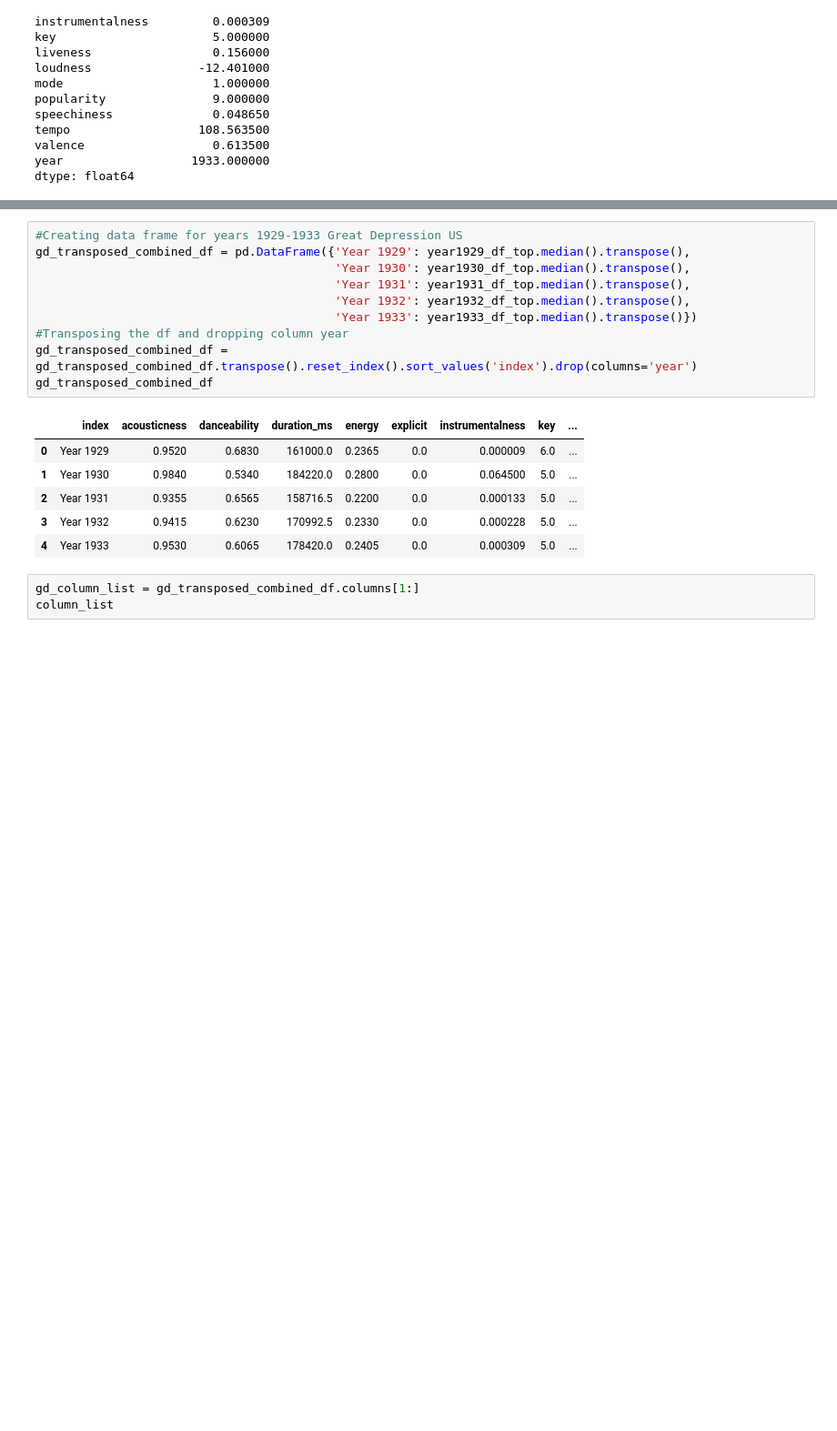
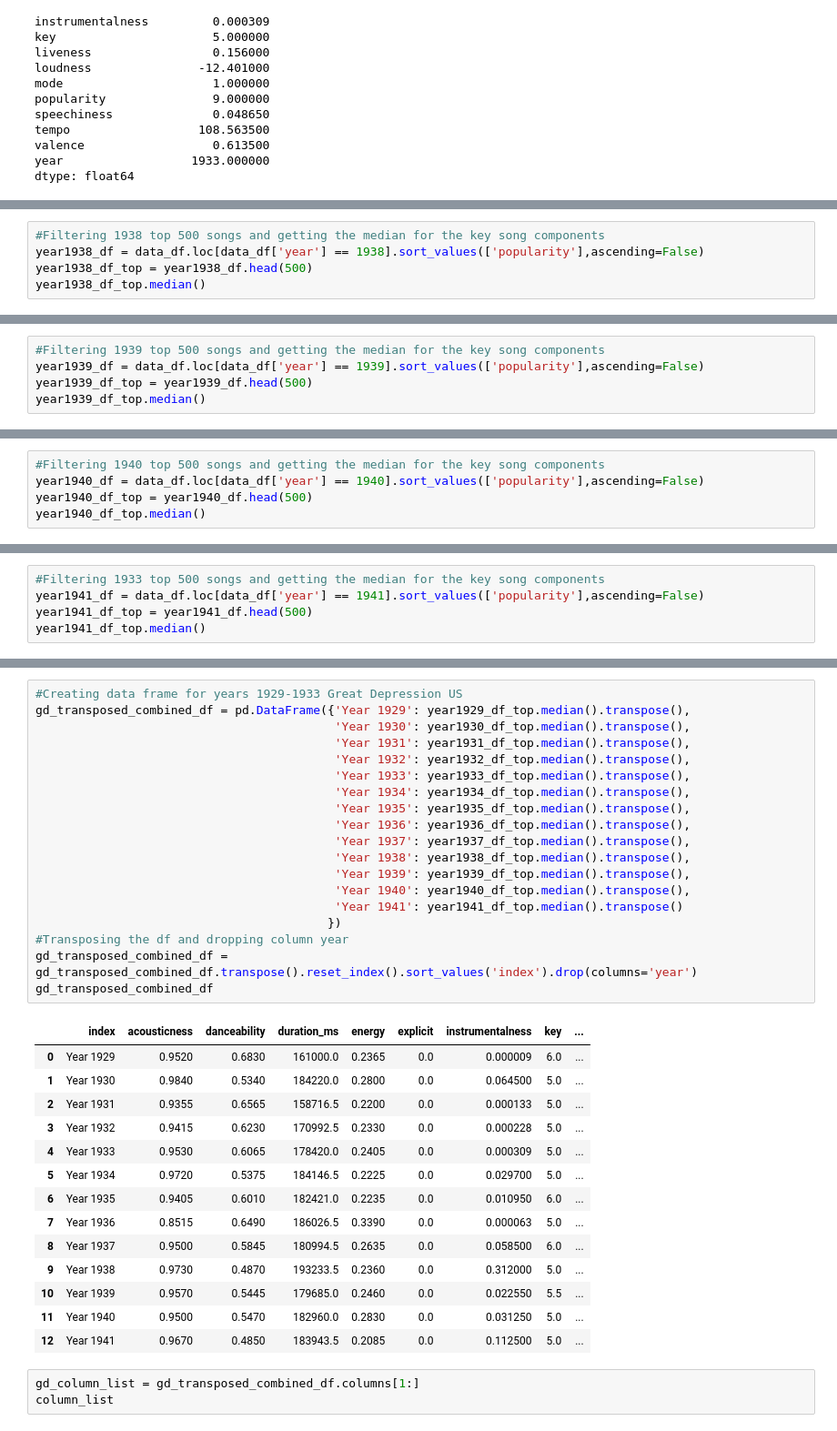
Before and after one commit to shchee5/TurnUptheData, a Jupyter notebook: Resources/All_data.ipynb, the cells around one changed output, grey strips where cells are left out. Shown at 91% size. Drawn from its saved outputs; the diff is of its cells as text; blank space fills up the shorter version.

```diff
--- a/Resources/All_data.ipynb
+++ b/Resources/All_data.ipynb
@@ -422,0 +519,5 @@ dtype: float64
+# %%
+#Filtering 1938 top 500 songs and getting the median for the key song components
+year1938_df = data_df.loc[data_df['year'] == 1938].sort_values(['popularity'],ascending=False)
+year1938_df_top = year1938_df.head(500)
+year1938_df_top.median()
@@ -422,0 +541,5 @@ dtype: float64
+# %%
+#Filtering 1939 top 500 songs and getting the median for the key song components
+year1939_df = data_df.loc[data_df['year'] == 1939].sort_values(['popularity'],ascending=False)
+year1939_df_top = year1939_df.head(500)
+year1939_df_top.median()
@@ -422,0 +563,5 @@ dtype: float64
+# %%
+#Filtering 1940 top 500 songs and getting the median for the key song components
+year1940_df = data_df.loc[data_df['year'] == 1940].sort_values(['popularity'],ascending=False)
+year1940_df_top = year1940_df.head(500)
+year1940_df_top.median()
@@ -422,0 +585,5 @@ dtype: float64
+# %%
+#Filtering 1933 top 500 songs and getting the median for the key song components
+year1941_df = data_df.loc[data_df['year'] == 1941].sort_values(['popularity'],ascending=False)
+year1941_df_top = year1941_df.head(500)
+year1941_df_top.median()
@@ -423,20 +607,37 @@ dtype: float64
 # %%
 #Creating data frame for years 1929-1933 Great Depression US
 gd_transposed_combined_df = pd.DataFrame({'Year 1929': year1929_df_top.median().transpose(),
                                           'Year 1930': year1930_df_top.median().transpose(),
                                           'Year 1931': year1931_df_top.median().transpose(),
                                           'Year 1932': year1932_df_top.median().transpose(),
-                                          'Year 1933': year1933_df_top.median().transpose()})
+                                          'Year 1933': year1933_df_top.median().transpose(),
+                                          'Year 1934': year1934_df_top.median().transpose(),
+                                          'Year 1935': year1935_df_top.median().transpose(),
+                                          'Year 1936': year1936_df_top.median().transpose(),
+                                          'Year 1937': year1937_df_top.median().transpose(),
+                                          'Year 1938': year1938_df_top.median().transpose(),
+                                          'Year 1939': year1939_df_top.median().transpose(),
+                                          'Year 1940': year1940_df_top.median().transpose(),
+                                          'Year 1941': year1941_df_top.median().transpose()
+                                         })
 #Transposing the df and dropping column year
 gd_transposed_combined_df = gd_transposed_combined_df.transpose().reset_index().sort_values('index').drop(columns='year')
 gd_transposed_combined_df
 # %% [output]
 |  | index | acousticness | danceability | duration_ms | energy | explicit | instrumentalness | key | ... |
 | 0 | Year 1929 | 0.9520 | 0.6830 | 161000.0 | 0.2365 | 0.0 | 0.000009 | 6.0 | ... |
 | 1 | Year 1930 | 0.9840 | 0.5340 | 184220.0 | 0.2800 | 0.0 | 0.064500 | 5.0 | ... |
 | 2 | Year 1931 | 0.9355 | 0.6565 | 158716.5 | 0.2200 | 0.0 | 0.000133 | 5.0 | ... |
 | 3 | Year 1932 | 0.9415 | 0.6230 | 170992.5 | 0.2330 | 0.0 | 0.000228 | 5.0 | ... |
 | 4 | Year 1933 | 0.9530 | 0.6065 | 178420.0 | 0.2405 | 0.0 | 0.000309 | 5.0 | ... |
+| 5 | Year 1934 | 0.9720 | 0.5375 | 184146.5 | 0.2225 | 0.0 | 0.029700 | 5.0 | ... |
+| 6 | Year 1935 | 0.9405 | 0.6010 | 182421.0 | 0.2235 | 0.0 | 0.010950 | 6.0 | ... |
+| 7 | Year 1936 | 0.8515 | 0.6490 | 186026.5 | 0.3390 | 0.0 | 0.000063 | 5.0 | ... |
+| 8 | Year 1937 | 0.9500 | 0.5845 | 180994.5 | 0.2635 | 0.0 | 0.058500 | 6.0 | ... |
+| 9 | Year 1938 | 0.9730 | 0.4870 | 193233.5 | 0.2360 | 0.0 | 0.312000 | 5.0 | ... |
+| 10 | Year 1939 | 0.9570 | 0.5445 | 179685.0 | 0.2460 | 0.0 | 0.022550 | 5.5 | ... |
+| 11 | Year 1940 | 0.9500 | 0.5470 | 182960.0 | 0.2830 | 0.0 | 0.031250 | 5.0 | ... |
+| 12 | Year 1941 | 0.9670 | 0.4850 | 183943.5 | 0.2085 | 0.0 | 0.112500 | 5.0 | ... |
 # %%
 gd_column_list = gd_transposed_combined_df.columns[1:]
 column_list
```
Also changed, not shown: parts of 21 cells of this notebook.
